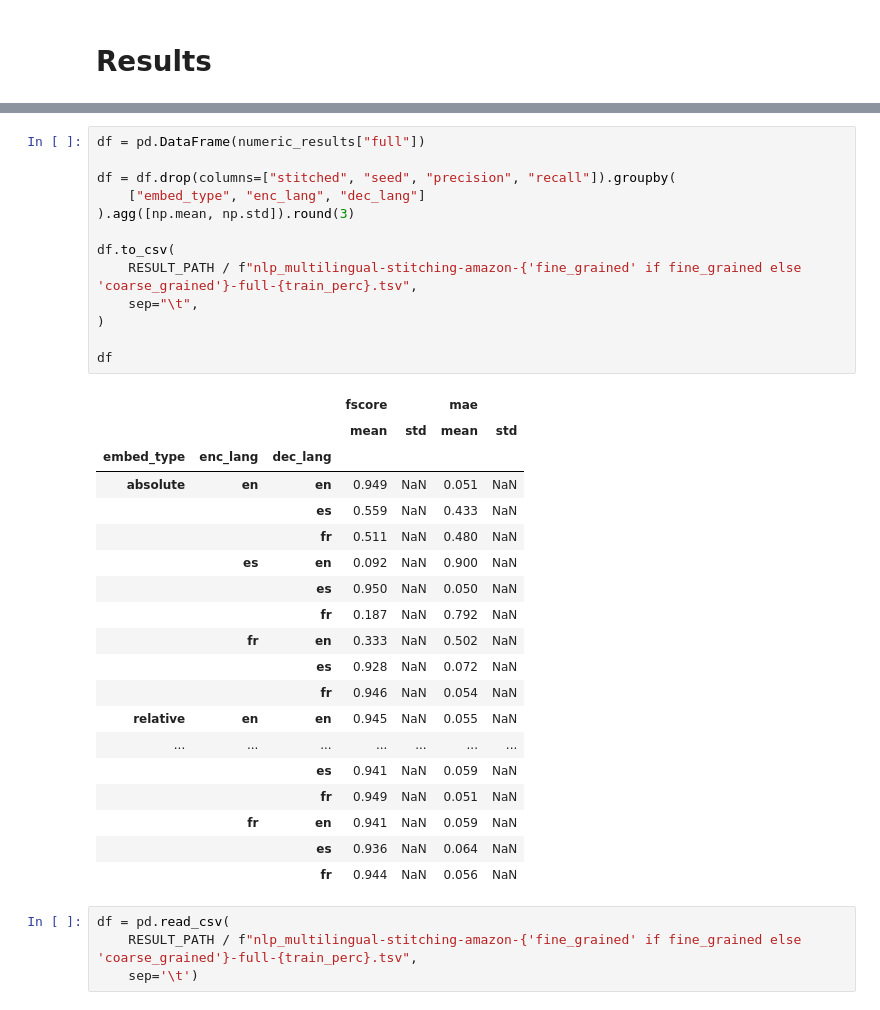
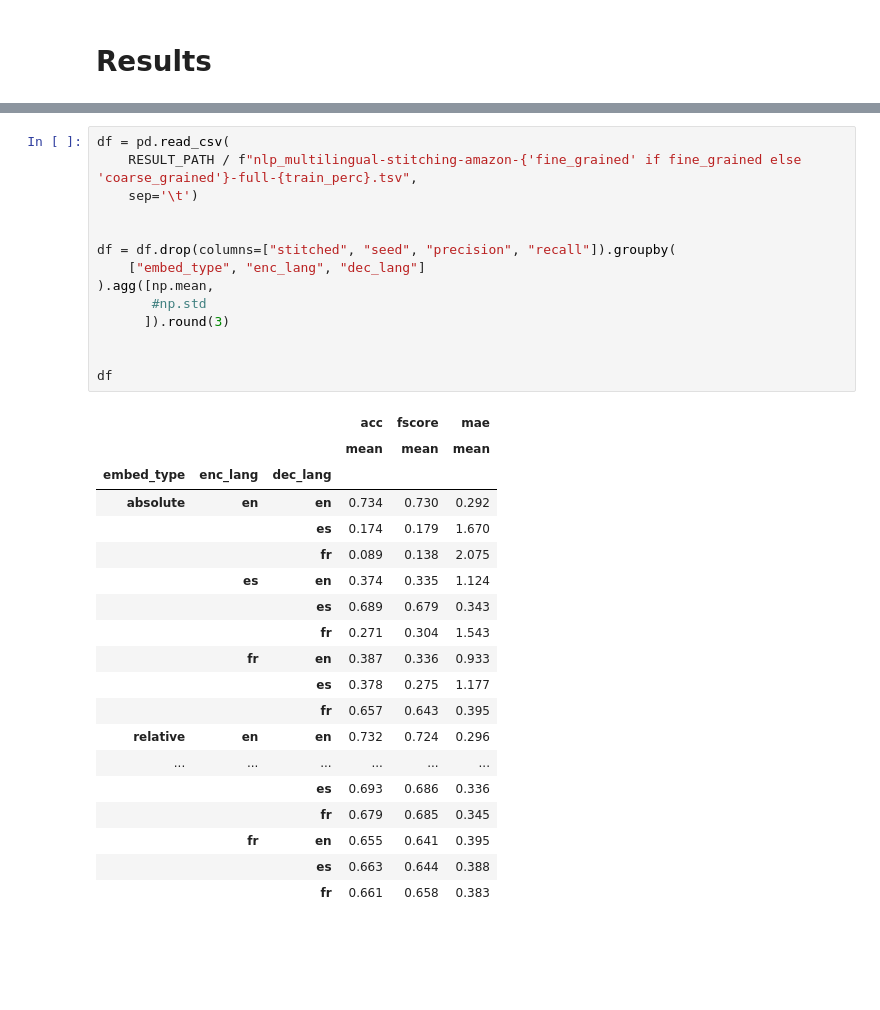
Before and after one commit to AGarciaCast/Topo_Reg_Relative_Rep, a Jupyter notebook: multilingual_stitching.ipynb, the cells around one changed output, grey strips where cells are left out. Drawn from its saved outputs; the diff is of its cells as text; blank space fills up the shorter version.

```diff
--- a/multilingual_stitching.ipynb
+++ b/multilingual_stitching.ipynb
@@ -548,37 +551,34 @@ df
 # %%
-df = pd.DataFrame(numeric_results["full"])
+df = pd.read_csv(
+    RESULT_PATH / f"nlp_multilingual-stitching-amazon-{'fine_grained' if fine_grained else 'coarse_grained'}-full-{train_perc}.tsv",
+    sep='\t')
+
 
 df = df.drop(columns=["stitched", "seed", "precision", "recall"]).groupby(
     ["embed_type", "enc_lang", "dec_lang"]
-).agg([np.mean, np.std]).round(3)
+).agg([np.mean,
+       #np.std
+      ]).round(3)
 
-df.to_csv(
-    RESULT_PATH / f"nlp_multilingual-stitching-amazon-{'fine_grained' if fine_grained else 'coarse_grained'}-full-{train_perc}.tsv",
-    sep="\t",
-)
 
 df
 # %% [output]
-|  |  |  | fscore |  | mae |  |
-|  |  |  | mean | std | mean | std |
-| embed_type | enc_lang | dec_lang |  |  |  |  |
-| absolute | en | en | 0.949 | NaN | 0.051 | NaN |
-|  |  | es | 0.559 | NaN | 0.433 | NaN |
-|  |  | fr | 0.511 | NaN | 0.480 | NaN |
-|  | es | en | 0.092 | NaN | 0.900 | NaN |
-|  |  | es | 0.950 | NaN | 0.050 | NaN |
-|  |  | fr | 0.187 | NaN | 0.792 | NaN |
-|  | fr | en | 0.333 | NaN | 0.502 | NaN |
-|  |  | es | 0.928 | NaN | 0.072 | NaN |
-|  |  | fr | 0.946 | NaN | 0.054 | NaN |
-| relative | en | en | 0.945 | NaN | 0.055 | NaN |
-| ... | ... | ... | ... | ... | ... | ... |
-|  |  | es | 0.941 | NaN | 0.059 | NaN |
-|  |  | fr | 0.949 | NaN | 0.051 | NaN |
-|  | fr | en | 0.941 | NaN | 0.059 | NaN |
-|  |  | es | 0.936 | NaN | 0.064 | NaN |
-|  |  | fr | 0.944 | NaN | 0.056 | NaN |
+|  |  |  | acc | fscore | mae |
+|  |  |  | mean | mean | mean |
+| embed_type | enc_lang | dec_lang |  |  |  |
+| absolute | en | en | 0.734 | 0.730 | 0.292 |
+|  |  | es | 0.174 | 0.179 | 1.670 |
+|  |  | fr | 0.089 | 0.138 | 2.075 |
+|  | es | en | 0.374 | 0.335 | 1.124 |
+|  |  | es | 0.689 | 0.679 | 0.343 |
+|  |  | fr | 0.271 | 0.304 | 1.543 |
+|  | fr | en | 0.387 | 0.336 | 0.933 |
+|  |  | es | 0.378 | 0.275 | 1.177 |
+|  |  | fr | 0.657 | 0.643 | 0.395 |
+| relative | en | en | 0.732 | 0.724 | 0.296 |
+| ... | ... | ... | ... | ... | ... |
+|  |  | es | 0.693 | 0.686 | 0.336 |
+|  |  | fr | 0.679 | 0.685 | 0.345 |
+|  | fr | en | 0.655 | 0.641 | 0.395 |
+|  |  | es | 0.663 | 0.644 | 0.388 |
+|  |  | fr | 0.661 | 0.658 | 0.383 |
-# %%
-df = pd.read_csv(
-    RESULT_PATH / f"nlp_multilingual-stitching-amazon-{'fine_grained' if fine_grained else 'coarse_grained'}-full-{train_perc}.tsv",
-    sep='\t')
```
Also changed, not shown: parts of 9 cells of this notebook, 4 other files.
